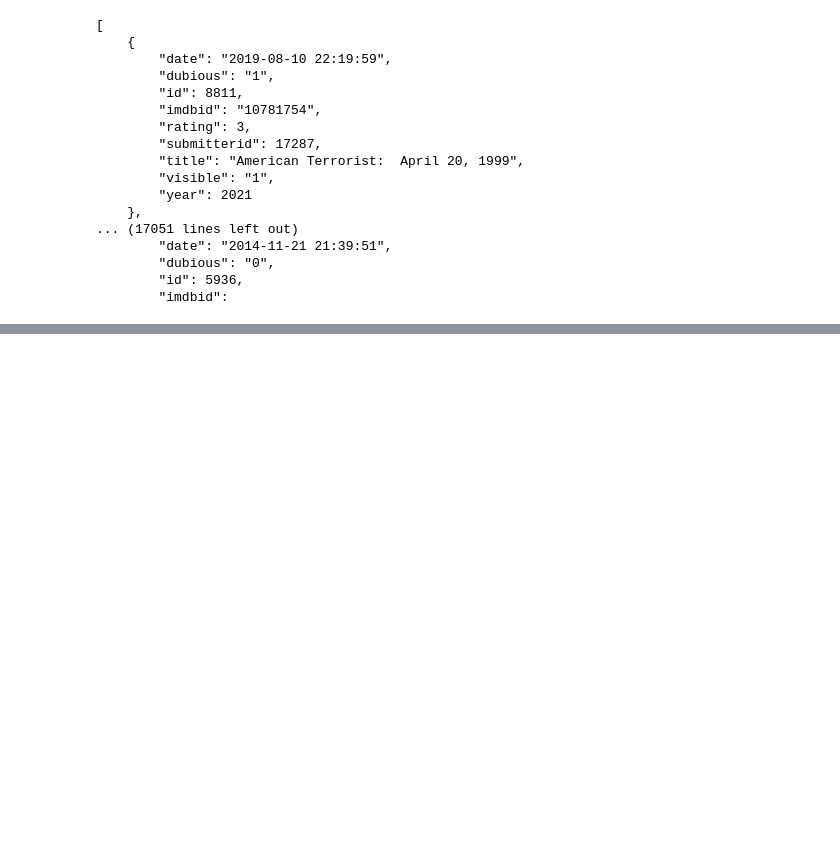
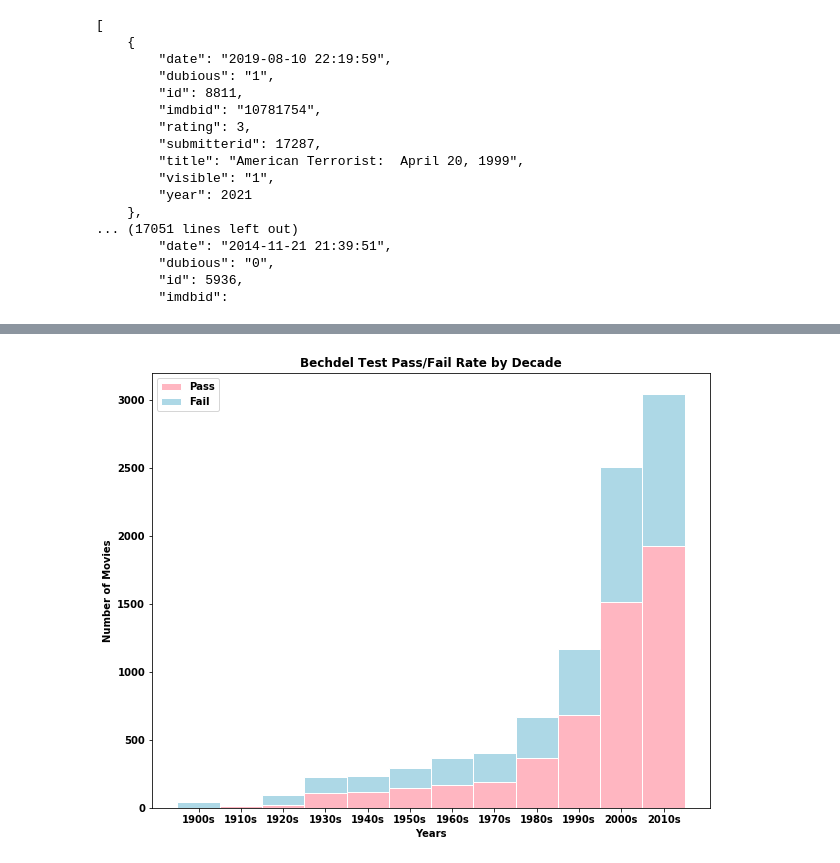
Before and after one commit to amdrexler23/module1mediaproject, a Jupyter notebook: module1mediaproject-API.ipynb, the cells around one changed output, grey strips where cells are left out. Drawn from its saved outputs; the diff is of its cells as text; code cells hidden in the pictures; blank space fills up the shorter version.

```diff
--- a/module1mediaproject.ipynb
+++ b/module1mediaproject-API.ipynb
@@ -147,0 +543,43 @@ for movie in movie_titles:
+# %%
+# import libraries
+import numpy as np
+import matplotlib.pyplot as plt
+from matplotlib import rc
+import pandas as pd
+
+# y-axis in bold
+rc('font', weight='bold')
+
+# Values of each group
+pass_bars = [1,13,23,111,114,144,165,192,363,679,1512,1926]
+fail_bars = [44,1,70,117,121,149,199,211,305,491,992,1119]
+
+
+plt.figure(figsize=(10,8))
+
+# Heights of bars1 + bars2
+bars = np.add(pass_bars, fail_bars).tolist()
+
+# The position of the bars on the x-axis
+r = [0,1,2,3,4,5,6,7,8,9,10,11]
+
+# Names of group and bar width
+years = ['1900s','1910s','1920s','1930s','1940s','1950s','1960s','1970s','1980s','1990s','2000s','2010s']
+barWidth = 1
+
+# Create bottom (pass) bars
+plt.bar(r, pass_bars, color='lightpink', edgecolor='white', label ='Pass', width=barWidth)
+# Create top (fail), on top of the first ones
+plt.bar(r, fail_bars, bottom=pass_bars, color='lightblue', edgecolor='white', label ='Fail', width=barWidth)
+
+# Custom X axis
+plt.xticks(r, years, fontweight='bold')
+plt.xlabel("Years", fontweight='bold')
+plt.ylabel("Number of Movies", fontweight='bold')
+plt.title("Bechdel Test Pass/Fail Rate by Decade", fontweight='bold')
+
+# Show graphic
+plt.legend()
+plt.show()
+# %% [output]
+[figure, added]
```
Also changed, not shown: parts of 71 cells of this notebook, 1 other file.
